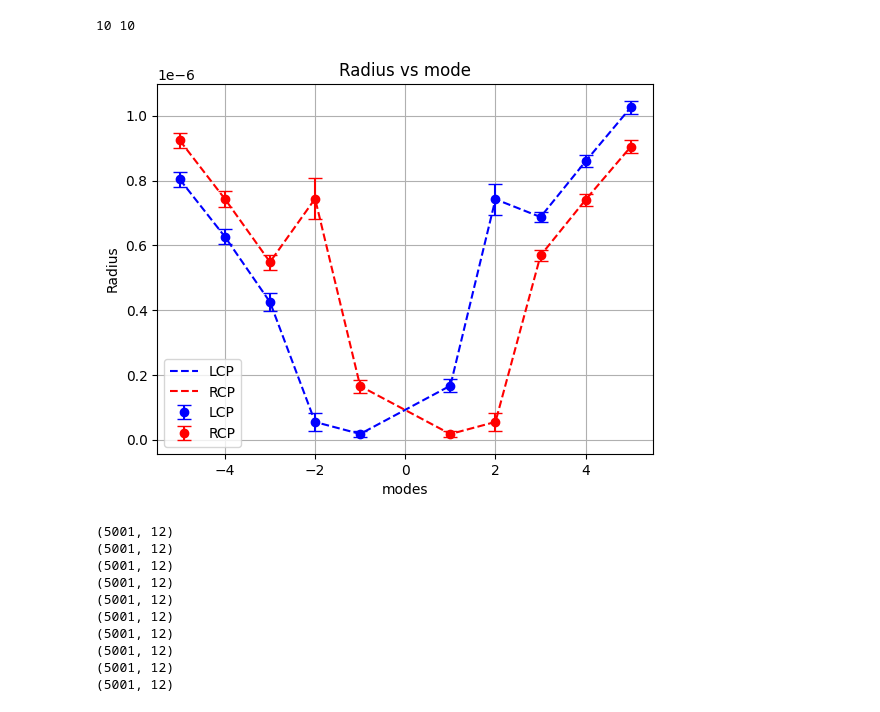
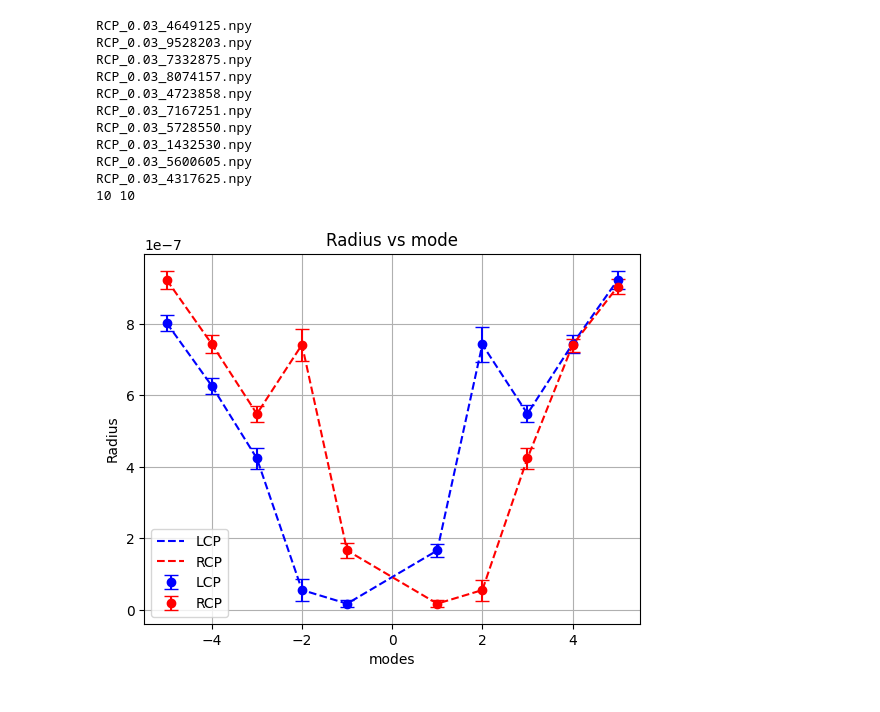
Before and after one commit to yashmohod/OtSim_analysis, a Jupyter notebook: analysisFiles/graphs-Dimer.ipynb, the cells around one changed output. Drawn from its saved outputs; the diff is of its cells as text; code cells hidden in the pictures.

```diff
--- a/analysisFiles/graphs-Dimer.ipynb
+++ b/analysisFiles/graphs-Dimer.ipynb
@@ -12,7 +13,7 @@ from brownian_ot.brownian_ot import analysis as anb
 # getArrayTraj
 def getArrayTraj(toFind):
     trajs=[]
-    Path =  "/Users/mohod/Developer/OTsim/otsim_data/"
+    Path =  "/Users/mohod/Developer/otsim/data/"
     folders  = os.listdir(Path)
     # print(folders)
     for id in toFind:
@@ -20,19 +21,20 @@ def getArrayTraj(toFind):
             # print(folder)
             if(folder[0] != "."):
                 files=""
-                # try:
-                files = os.listdir(Path+folder+"/data/")
+                try:
+                    files = os.listdir(Path+folder+"/data/")
                 # print(Path+folder+"/data/")
-                # except Exception:
-                #     print("some")
-                #     pass
+                except Exception:
+                    # print("some")
+                    pass
                 for file in files:
                     # print(Path+folder+"/data/")
                     filename = file.split("_")
                     # print(filename[-1])
                     uuid = int(filename[-1].split(".")[0])
+                    filetype = filename[-1].split(".")[1]
                     # print(uuid)
-                    if uuid == id:
+                    if uuid == id and filetype=="npy":
                         trajs.append([file,ana.expand_trajectory(np.load(Path+folder+"/data/"+file))])
     return trajs
 # %%
@@ -75,65 +77,49 @@ def getArrayFrequency(allTraj):
 #     np.save("/Users/mohod/Developer/OTsim/OtSim_analysis/analysisFiles/modeVarData/"+name,RCP_modeVar[i][1])
 # %%
 modes = [-5,-4,-3,-2,-1,1,2,3,4,5]
-LCP_modeVar = getArrayTraj([3080017,4099843,3864095,6705893,2789572,2322232,5118391,1544562,6897390,5357862])
-RCP_modeVar = getArrayTraj([6491602,4061540,6244212,2548265,1762004,7167251,9785005,6558493,5600605,4317625])
-
+LCP_modeVar = getArrayTraj([6289987, 8741337, 1036851, 5808187,9714675, 2322232, 4847439, 5488811, 6897390, 7512004])
+RCP_modeVar = getArrayTraj([4649125, 9528203, 7332875, 8074157,4723858, 7167251, 5728550, 1432530, 5600605, 4317625])
+for i in RCP_modeVar:
+    print(i[0])
 print(len(LCP_modeVar),len(RCP_modeVar))
 
 lcp_radius,lcp_sd = getArrayRadius(LCP_modeVar)
 rcp_radius,rcp_sd = getArrayRadius(RCP_modeVar)
 
 plt.errorbar(modes,lcp_radius,fmt="o", label ="LCP", color="blue" ,yerr=lcp_sd,capsize=5)
 plt.errorbar(modes,rcp_radius, fmt="o",label ="RCP",color="red", yerr=rcp_sd,capsize=5)
 plt.plot(modes,lcp_radius,"--", label ="LCP",color="blue")
 plt.plot(modes,rcp_radius,"--", label ="RCP",color="red")
 plt.legend()
 plt.title("Radius vs mode")
 plt.ylabel("Radius")
 plt.xlabel("modes")
 plt.grid()
 
 
 #index radiLCP sdLCP radiRCP sdRCP
 data=[]
 for i in range(len(modes)):
       data.append(
             [modes[i],
             lcp_radius[i],
             lcp_sd[i],
             rcp_radius[i],
             rcp_sd[i]]
       )
 data = np.array(data)
 np.save("modeVSradius_dimer.npy",data)
 plt.savefig("modeVSradius_dimer.png")
 # %% [output]
+RCP_0.03_4649125.npy
+RCP_0.03_9528203.npy
+RCP_0.03_7332875.npy
+RCP_0.03_8074157.npy
+RCP_0.03_4723858.npy
+RCP_0.03_7167251.npy
+RCP_0.03_5728550.npy
+RCP_0.03_1432530.npy
+RCP_0.03_5600605.npy
+RCP_0.03_4317625.npy
 10 10
-[figure, old version]
+[figure, new version]
-# %%
-modes_ = [-5,-4,-3,-2,-1,1,2,3,4,5]
-modes_ = [-5,-4,-3,-2,-1,1,2,]
-LCP_modeVar_ = getArrayTraj([3080017,4099843,3864095,6705893,2789572,2322232,5118391,1544562,6897390,5357862])
-RCP_modeVar_ = getArrayTraj([6491602,4061540,6244212,2548265,1762004,7167251,9785005])
-# modes = [-5,-4,-3,-2,-1,1,2,3,4,5]
-# LCP_modeVar = getArrayTraj([3080017,4099843,3864095,6705893,2789572,2322232,5118391,1544562,6897390,5357862])
-# RCP_modeVar = getArrayTraj([6491602,4061540,6244212,2548265,1762004,7167251,9785005,6558493,5600605,4317625])
-for m in range(len(modes)):
-    # print(LCP_modeVar_[m][1].shape,RCP_modeVar_[m][1].shape)
-    # LCP_modeVar_[m][1] = LCP_modeVar_[m][1][::100,:]
-    RCP_modeVar_[m][1] = RCP_modeVar_[m][1][:-1:100,:]
-    print(LCP_modeVar_[m][1].shape)
-
-# LCP_modeVar_ = np.array(LCP_modeVar_)
-# RCP_modeVar_ = np.array(RCP_modeVar_)
-# %% [output]
-(5001, 12)
-(5001, 12)
-(5001, 12)
-(5001, 12)
-(5001, 12)
-(5001, 12)
-(5001, 12)
-(5001, 12)
-(5001, 12)
-(5001, 12)
```
Also changed, not shown: parts of 11 cells of this notebook, 9 other files.
